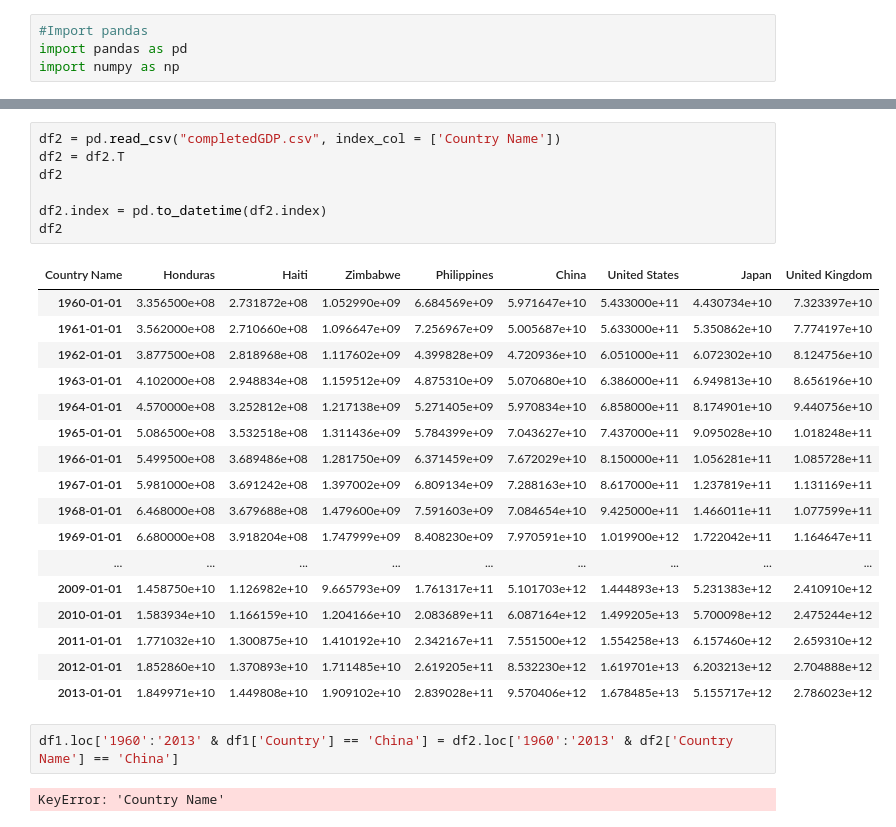
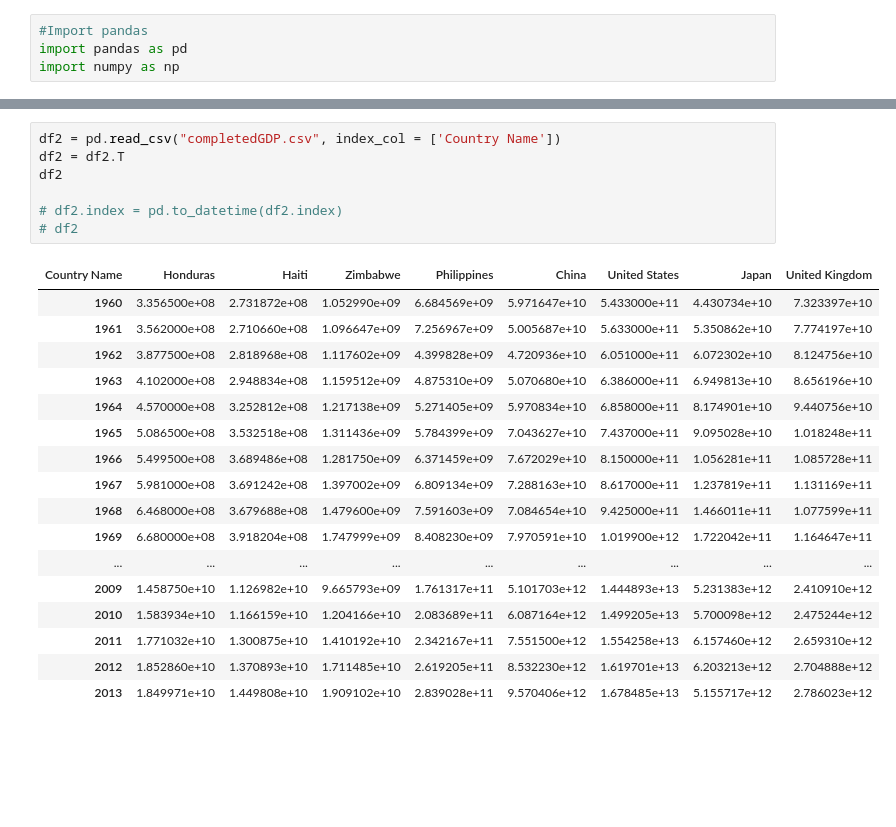
Before and after one commit to NamkhangNLe/Data-Analysis-for-Global-Temperatures-vs-GDP, a Jupyter notebook: Combine.ipynb, the cells around one changed output, grey strips where cells are left out. Cells and saved outputs as stored; diff of their text form; blank space fills up the shorter version.

```diff
--- a/Combine.ipynb
+++ b/Combine.ipynb
@@ -27,29 +27,25 @@ df1
 # %%
 df2 = pd.read_csv("completedGDP.csv", index_col = ['Country Name'])
 df2 = df2.T
 df2
 
-df2.index = pd.to_datetime(df2.index)
-df2
+# df2.index = pd.to_datetime(df2.index)
+# df2
 # %% [output]
 | Country Name | Honduras | Haiti | Zimbabwe | Philippines | China | United States | Japan | United Kingdom |
-| 1960-01-01 | 3.356500e+08 | 2.731872e+08 | 1.052990e+09 | 6.684569e+09 | 5.971647e+10 | 5.433000e+11 | 4.430734e+10 | 7.323397e+10 |
-| 1961-01-01 | 3.562000e+08 | 2.710660e+08 | 1.096647e+09 | 7.256967e+09 | 5.005687e+10 | 5.633000e+11 | 5.350862e+10 | 7.774197e+10 |
-| 1962-01-01 | 3.877500e+08 | 2.818968e+08 | 1.117602e+09 | 4.399828e+09 | 4.720936e+10 | 6.051000e+11 | 6.072302e+10 | 8.124756e+10 |
-| 1963-01-01 | 4.102000e+08 | 2.948834e+08 | 1.159512e+09 | 4.875310e+09 | 5.070680e+10 | 6.386000e+11 | 6.949813e+10 | 8.656196e+10 |
-| 1964-01-01 | 4.570000e+08 | 3.252812e+08 | 1.217138e+09 | 5.271405e+09 | 5.970834e+10 | 6.858000e+11 | 8.174901e+10 | 9.440756e+10 |
-| 1965-01-01 | 5.086500e+08 | 3.532518e+08 | 1.311436e+09 | 5.784399e+09 | 7.043627e+10 | 7.437000e+11 | 9.095028e+10 | 1.018248e+11 |
-| 1966-01-01 | 5.499500e+08 | 3.689486e+08 | 1.281750e+09 | 6.371459e+09 | 7.672029e+10 | 8.150000e+11 | 1.056281e+11 | 1.085728e+11 |
-| 1967-01-01 | 5.981000e+08 | 3.691242e+08 | 1.397002e+09 | 6.809134e+09 | 7.288163e+10 | 8.617000e+11 | 1.237819e+11 | 1.131169e+11 |
-| 1968-01-01 | 6.468000e+08 | 3.679688e+08 | 1.479600e+09 | 7.591603e+09 | 7.084654e+10 | 9.425000e+11 | 1.466011e+11 | 1.077599e+11 |
-| 1969-01-01 | 6.680000e+08 | 3.918204e+08 | 1.747999e+09 | 8.408230e+09 | 7.970591e+10 | 1.019900e+12 | 1.722042e+11 | 1.164647e+11 |
+| 1960 | 3.356500e+08 | 2.731872e+08 | 1.052990e+09 | 6.684569e+09 | 5.971647e+10 | 5.433000e+11 | 4.430734e+10 | 7.323397e+10 |
+| 1961 | 3.562000e+08 | 2.710660e+08 | 1.096647e+09 | 7.256967e+09 | 5.005687e+10 | 5.633000e+11 | 5.350862e+10 | 7.774197e+10 |
+| 1962 | 3.877500e+08 | 2.818968e+08 | 1.117602e+09 | 4.399828e+09 | 4.720936e+10 | 6.051000e+11 | 6.072302e+10 | 8.124756e+10 |
+| 1963 | 4.102000e+08 | 2.948834e+08 | 1.159512e+09 | 4.875310e+09 | 5.070680e+10 | 6.386000e+11 | 6.949813e+10 | 8.656196e+10 |
+| 1964 | 4.570000e+08 | 3.252812e+08 | 1.217138e+09 | 5.271405e+09 | 5.970834e+10 | 6.858000e+11 | 8.174901e+10 | 9.440756e+10 |
+| 1965 | 5.086500e+08 | 3.532518e+08 | 1.311436e+09 | 5.784399e+09 | 7.043627e+10 | 7.437000e+11 | 9.095028e+10 | 1.018248e+11 |
+| 1966 | 5.499500e+08 | 3.689486e+08 | 1.281750e+09 | 6.371459e+09 | 7.672029e+10 | 8.150000e+11 | 1.056281e+11 | 1.085728e+11 |
+| 1967 | 5.981000e+08 | 3.691242e+08 | 1.397002e+09 | 6.809134e+09 | 7.288163e+10 | 8.617000e+11 | 1.237819e+11 | 1.131169e+11 |
+| 1968 | 6.468000e+08 | 3.679688e+08 | 1.479600e+09 | 7.591603e+09 | 7.084654e+10 | 9.425000e+11 | 1.466011e+11 | 1.077599e+11 |
+| 1969 | 6.680000e+08 | 3.918204e+08 | 1.747999e+09 | 8.408230e+09 | 7.970591e+10 | 1.019900e+12 | 1.722042e+11 | 1.164647e+11 |
 | ... | ... | ... | ... | ... | ... | ... | ... | ... |
-| 2009-01-01 | 1.458750e+10 | 1.126982e+10 | 9.665793e+09 | 1.761317e+11 | 5.101703e+12 | 1.444893e+13 | 5.231383e+12 | 2.410910e+12 |
-| 2010-01-01 | 1.583934e+10 | 1.166159e+10 | 1.204166e+10 | 2.083689e+11 | 6.087164e+12 | 1.499205e+13 | 5.700098e+12 | 2.475244e+12 |
-| 2011-01-01 | 1.771032e+10 | 1.300875e+10 | 1.410192e+10 | 2.342167e+11 | 7.551500e+12 | 1.554258e+13 | 6.157460e+12 | 2.659310e+12 |
-| 2012-01-01 | 1.852860e+10 | 1.370893e+10 | 1.711485e+10 | 2.619205e+11 | 8.532230e+12 | 1.619701e+13 | 6.203213e+12 | 2.704888e+12 |
-| 2013-01-01 | 1.849971e+10 | 1.449808e+10 | 1.909102e+10 | 2.839028e+11 | 9.570406e+12 | 1.678485e+13 | 5.155717e+12 | 2.786023e+12 |
+| 2009 | 1.458750e+10 | 1.126982e+10 | 9.665793e+09 | 1.761317e+11 | 5.101703e+12 | 1.444893e+13 | 5.231383e+12 | 2.410910e+12 |
+| 2010 | 1.583934e+10 | 1.166159e+10 | 1.204166e+10 | 2.083689e+11 | 6.087164e+12 | 1.499205e+13 | 5.700098e+12 | 2.475244e+12 |
+| 2011 | 1.771032e+10 | 1.300875e+10 | 1.410192e+10 | 2.342167e+11 | 7.551500e+12 | 1.554258e+13 | 6.157460e+12 | 2.659310e+12 |
+| 2012 | 1.852860e+10 | 1.370893e+10 | 1.711485e+10 | 2.619205e+11 | 8.532230e+12 | 1.619701e+13 | 6.203213e+12 | 2.704888e+12 |
+| 2013 | 1.849971e+10 | 1.449808e+10 | 1.909102e+10 | 2.839028e+11 | 9.570406e+12 | 1.678485e+13 | 5.155717e+12 | 2.786023e+12 |
-# %%
-df1.loc['1960':'2013' & df1['Country'] == 'China'] = df2.loc['1960':'2013' & df2['Country Name'] == 'China']
-# %% [output]
-KeyError: 'Country Name'
```
Also changed, not shown: parts of 3 cells of this notebook, 1 other file.
